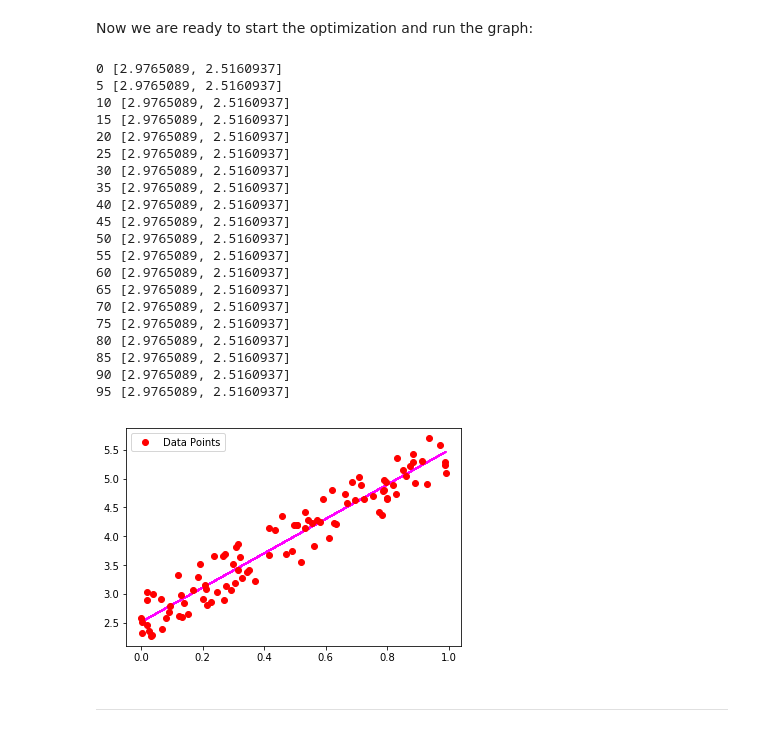
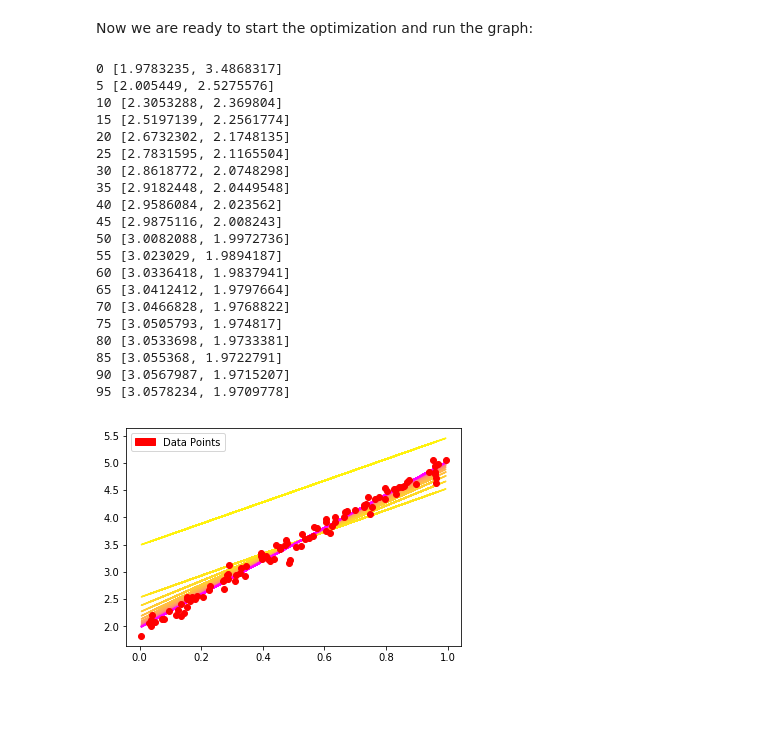
Before and after one commit to garvitkhurana/Tensorflow_tutorials, a Jupyter notebook: LinearRegressionwithTensorFlow.ipynb, the cells around one changed output. Drawn from its saved outputs; the diff is of its cells as text; code cells hidden in the pictures; blank space fills up the shorter version.

```diff
--- a/LinearRegressionwithTensorFlow.ipynb
+++ b/LinearRegressionwithTensorFlow.ipynb
@@ -130,5 +130,4 @@ $$Y = 3 X + 2 $$
 Nothing special about this equation, it is just a model that we use to generate our data points. In fact, you can change the parameters to whatever you want, as you will do later. We add some gaussian noise to the points to make it a bit more interesting.
 # %%
 y_data = x_data * 3 + 2
-y_data = np.vectorize(lambda y: y +np.random.uniform(0.,1.) )(y_data)
-y_data
+y_data = np.vectorize(lambda y: y + np.random.normal(loc=0.0, scale=0.1))(y_data)
@@ -156,8 +134,8 @@ array([4.20338742, 5.42341011, 2.92326849, 3.2239352 , 4.94087788,
 # %% [markdown]
 First, we initialize the variables __a__ and __b__, with any random guess, and then we define the linear function:
 # %%
-a = tf.Variable(1.0)
-b = tf.Variable(0.2)
+a = tf.Variable(0.)
+b = tf.Variable(0.)
 y = a * x_data + b
 # %% [markdown]
 In a linear regression, we minimize the squared error of the equation that we want to adjust minus the target values (the data that we have), so we define the equation to be minimized as loss.
@@ -188,43 +166,46 @@ for step in range(100):
         print(step, evals)
         train_data.append(evals)
 # %% [output]
-0 [2.9765089, 2.5160937]
-5 [2.9765089, 2.5160937]
-10 [2.9765089, 2.5160937]
-15 [2.9765089, 2.5160937]
-20 [2.9765089, 2.5160937]
-25 [2.9765089, 2.5160937]
-30 [2.9765089, 2.5160937]
-35 [2.9765089, 2.5160937]
-40 [2.9765089, 2.5160937]
-45 [2.9765089, 2.5160937]
-50 [2.9765089, 2.5160937]
-55 [2.9765089, 2.5160937]
-60 [2.9765089, 2.5160937]
-65 [2.9765089, 2.5160937]
-70 [2.9765089, 2.5160937]
-75 [2.9765089, 2.5160937]
-80 [2.9765089, 2.5160937]
-85 [2.9765089, 2.5160937]
-90 [2.9765089, 2.5160937]
-95 [2.9765089, 2.5160937]
+0 [1.9783235, 3.4868317]
+5 [2.005449, 2.5275576]
+10 [2.3053288, 2.369804]
+15 [2.5197139, 2.2561774]
+20 [2.6732302, 2.1748135]
+25 [2.7831595, 2.1165504]
+30 [2.8618772, 2.0748298]
+35 [2.9182448, 2.0449548]
+40 [2.9586084, 2.023562]
+45 [2.9875116, 2.008243]
+50 [3.0082088, 1.9972736]
+55 [3.023029, 1.9894187]
+60 [3.0336418, 1.9837941]
+65 [3.0412412, 1.9797664]
+70 [3.0466828, 1.9768822]
+75 [3.0505793, 1.974817]
+80 [3.0533698, 1.9733381]
+85 [3.055368, 1.9722791]
+90 [3.0567987, 1.9715207]
+95 [3.0578234, 1.9709778]
 # %%
 converter = plt.colors
-cr, cg, cb = (1.0, 1.0, 1.0)
+cr, cg, cb = (1.0, 1.0, 0.0)
 for f in train_data:
     cb += 1.0 / len(train_data)
     cg -= 1.0 / len(train_data)
     if cb > 1.0: cb = 1.0
     if cg < 0.0: cg = 0.0
     [a, b] = f
     f_y = np.vectorize(lambda x: a*x + b)(x_data)
     line = plt.plot(x_data, f_y)
     plt.setp(line, color=(cr,cg,cb))
 
-plt.plot(x_data, y_data, 'ro',label="Data Points")
-plt.legend()
+plt.plot(x_data, y_data, 'ro')
+
+
+green_line = mpatches.Patch(color='red', label='Data Points')
+
+plt.legend(handles=[green_line])
+
 plt.show()
 # %% [output]
-[figure, old version]
+[figure, new version]
-# %% [markdown]
----------------
```
Also changed, not shown: parts of 2 cells of this notebook.
